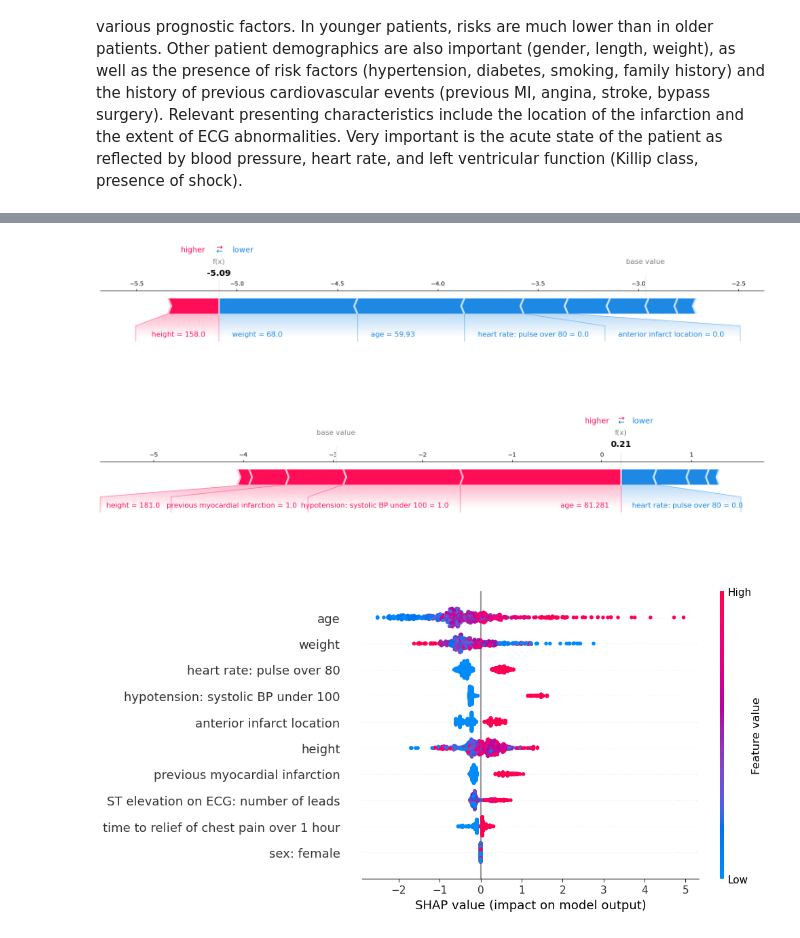
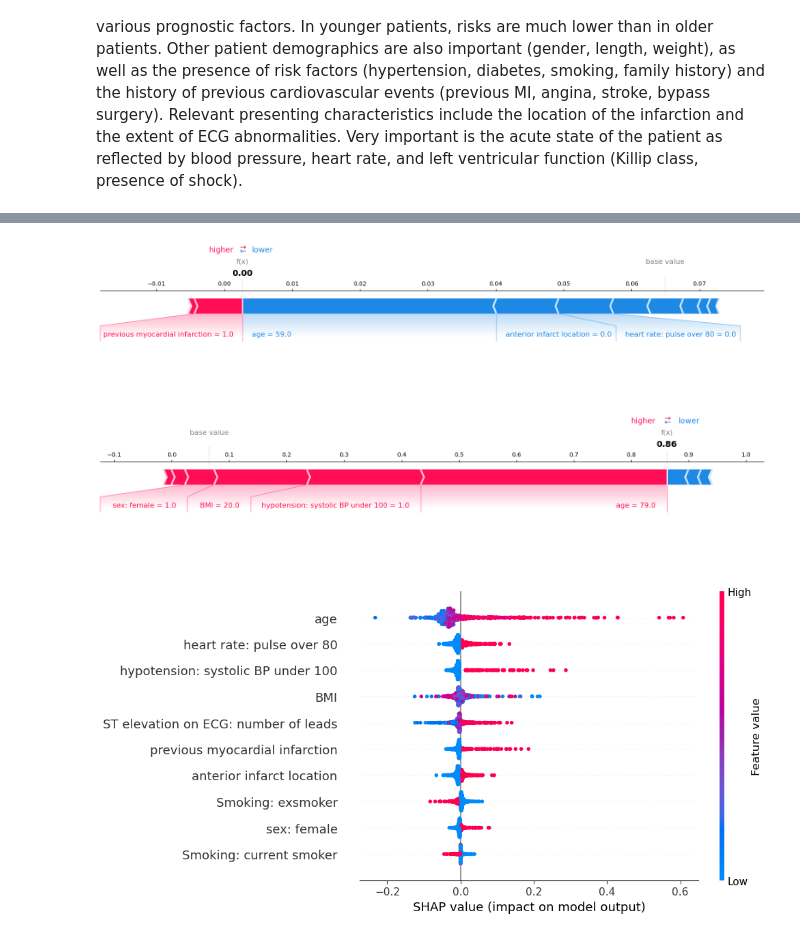
Before and after one commit to annedh93/SHAP-illustration, a Jupyter notebook: SHAP-example.ipynb, the cells around one changed output, grey strips where cells are left out. Saved outputs shown, nothing was run; the diff lists cells and outputs as text; code cells hidden in the pictures.

```diff
--- a/SHAP-example.ipynb
+++ b/SHAP-example.ipynb
@@ -23,13 +24,19 @@ shap.initjs()
 # Data is obtained from: https://www.kaggle.com/competitions/gusto-1
 data_path = '/Users/annedehond 1/Documents/UMCU/Explainability viewpoint/gusto-1/'
 data = pd.read_csv(data_path+'train.csv')
+data['BMI'] = data['WEI']/((data['HEI']/100)**2)
+data[['SMK_2','SMK_3']] = smoking = OneHotEncoder(drop='first').\
+    fit_transform(pd.DataFrame(data['SMK'].astype(int))).toarray()
 
 # Select predictor and outcome variables
-data_X = data.loc[:,['AGE','SEX','HYP','HRT','ANT','PMI','HEI','WEI','STE','TTR']]
+data_X = data.loc[:,['AGE','SEX','HYP','HRT','ANT','BMI','PMI','STE','SMK_2','SMK_3']]
 data_X.columns = ['age','sex: female','hypotension: systolic BP under 100','heart rate: pulse over 80',
-    'anterior infarct location','previous myocardial infarction','height','weight',
-    'ST elevation on ECG: number of leads','time to relief of chest pain over 1 hour']
+    'anterior infarct location','BMI','previous myocardial infarction',
+    'ST elevation on ECG: number of leads','Smoking: exsmoker','Smoking: current smoker']
 data_y = data['DAY30']
+
+# age, gender, HEART rate, anterior infarct location,
+# hypotension, BMI, previous myocardial infarction, smoking, ST elevation
 # %% [markdown]
 Some background information on the dataset:
 Acute myocardial infarction (heart attack) is caused by the formation of a clot in one of the coronary arteries that supply blood to the heart muscle. Acute MI is a major public health problem. The age-adjusted incidence of hospitalization for myocardial infarction is around 2 per 1,000 women and 4 per 1,000 for men in the United States. Mortality is substantial in the period immediately after the event, and also during the years after surviving the initial infarction. Some patients die before reaching hospital. Patients seen in hospitals are reported to have an average mortality within 30 days around 6–15%. The risk of 30-day mortality strongly depends on various prognostic factors. In younger patients, risks are much lower than in older patients. Other patient demographics are also important (gender, length, weight), as well as the presence of risk factors (hypertension, diabetes, smoking, family history) and the history of previous cardiovascular events (previous MI, angina, stroke, bypass surgery). Relevant presenting characteristics include the location of the infarction and the extent of ECG abnormalities. Very important is the acute state of the patient as reflected by blood pressure, heart rate, and left ventricular function (Killip class, presence of shock).
@@ -44,0 +43,3 @@ data_X.head()
+# %%
+data_X = np.round(data_X, decimals=0)
+data_X.head()
@@ -69,4 +79,4 @@ performance_table(pd.Series(test_y),pd.Series(test_prob[:,1]))
 # %%
 # Explain the XGBoost model with SHAP
-explainer_xgb = shap.Explainer(xgb_model)
+explainer_xgb = shap.TreeExplainer(xgb_model, model_output="probability", feature_perturbation='interventional', data=train_X)
 shap_values = explainer_xgb(test_X)
@@ -85,23 +93,23 @@ test_X.head()
 # %%
 # Plot force plot for individual observation
 plt.style.use('default')
-force_plot = shap.plots.force(shap_values[0], matplotlib=True, show=False)
-plt.savefig('force_plot.pdf', bbox_inches='tight')
+force_plot = shap.plots.force(shap_values[5], matplotlib=True, show=False)
+plt.savefig('force_plot_low_risk.pdf', bbox_inches='tight')
 plt.show()
 # %% [output]
-[figure, old version]
+[figure, new version]
 # %%
 # Plot force plot for individual observation
 plt.style.use('default')
-force_plot = shap.plots.force(shap_values[215], matplotlib=True, show=False)
-plt.savefig('force_plot.pdf', bbox_inches='tight')
+force_plot = shap.plots.force(shap_values[76], matplotlib=True, show=False)
+plt.savefig('force_plot_high_risk.pdf', bbox_inches='tight')
 plt.show()
 # %% [output]
-[figure, old version]
+[figure, new version]
 # %%
-# Plot beeswarm plot for global feature importance
+# Plot beeswarm plot for global feature importance -> check volgorde ordering
 shap.plots.beeswarm(shap_values, show=False)
 plt.savefig('beeswarm_plot.pdf', bbox_inches='tight')
 plt.show()
 # %% [output]
-[figure, old version]
+[figure, new version]
```
Also changed, not shown: parts of 8 cells of this notebook.
